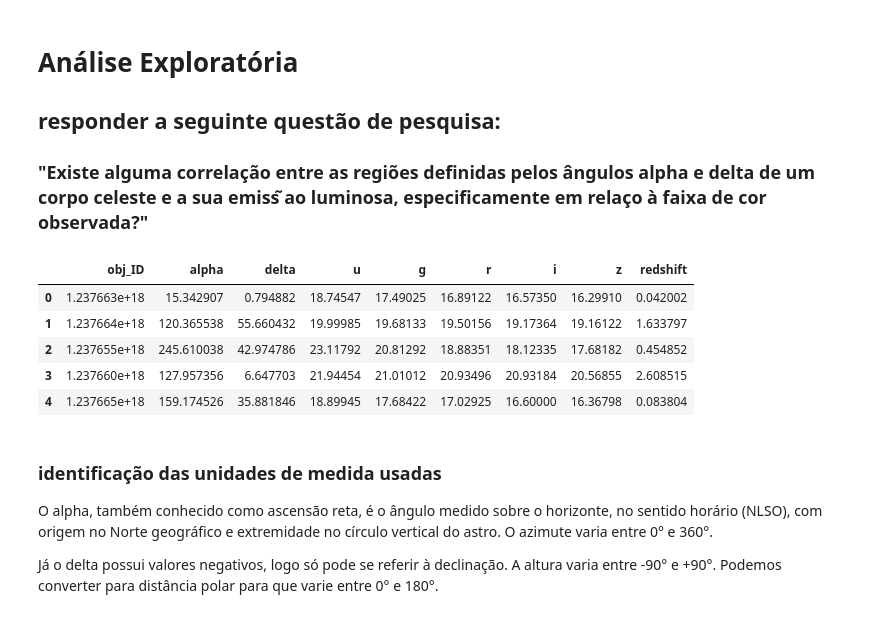
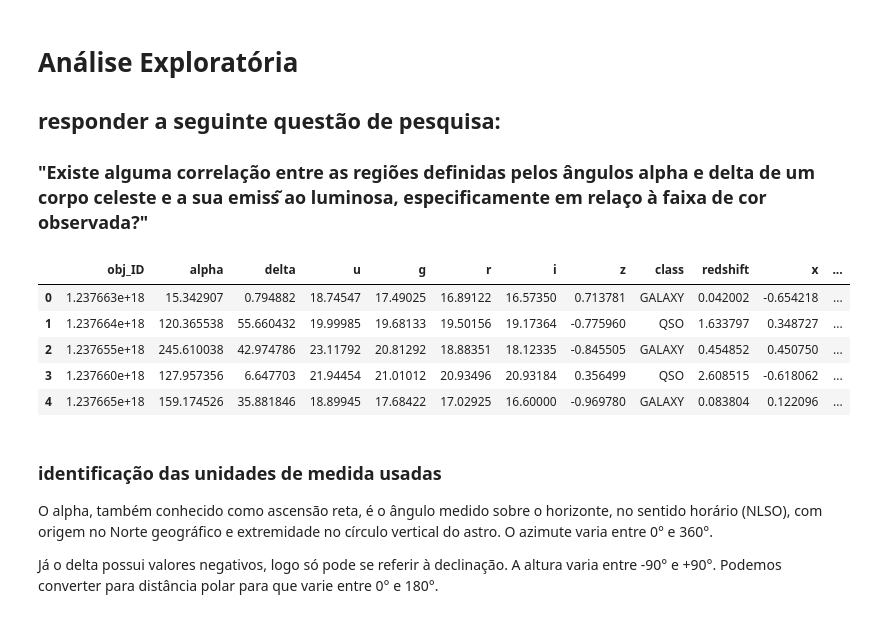
Before and after one commit to felmateos/stellar-classification-SDSS17, a Jupyter notebook: exploratory_analysis/exploratory_analysis_FC.ipynb, the cells around one changed output. Cells and saved outputs as stored; diff of their text form; code cells hidden in the pictures.

```diff
--- a/exploratory_analysis/exploratory_analysis_FC.ipynb
+++ b/exploratory_analysis/exploratory_analysis_FC.ipynb
@@ -12,14 +14,13 @@ import numpy as np
 # %%
-df = pd.read_csv('../data/star_classification_10.csv')
-df = df[['obj_ID', 'alpha', 'delta', 'u', 'g', 'r', 'i', 'z', 'redshift']]
+df = pd.read_csv('../data/star_classification_10_cartesian.csv')
 df.head()
 # %% [output]
-|  | obj_ID | alpha | delta | u | g | r | i | z | redshift |
-| 0 | 1.237663e+18 | 15.342907 | 0.794882 | 18.74547 | 17.49025 | 16.89122 | 16.57350 | 16.29910 | 0.042002 |
-| 1 | 1.237664e+18 | 120.365538 | 55.660432 | 19.99985 | 19.68133 | 19.50156 | 19.17364 | 19.16122 | 1.633797 |
-| 2 | 1.237655e+18 | 245.610038 | 42.974786 | 23.11792 | 20.81292 | 18.88351 | 18.12335 | 17.68182 | 0.454852 |
-| 3 | 1.237660e+18 | 127.957356 | 6.647703 | 21.94454 | 21.01012 | 20.93496 | 20.93184 | 20.56855 | 2.608515 |
-| 4 | 1.237665e+18 | 159.174526 | 35.881846 | 18.89945 | 17.68422 | 17.02925 | 16.60000 | 16.36798 | 0.083804 |
+|  | obj_ID | alpha | delta | u | g | r | i | z | class | redshift | x | ... |
+| 0 | 1.237663e+18 | 15.342907 | 0.794882 | 18.74547 | 17.49025 | 16.89122 | 16.57350 | 0.713781 | GALAXY | 0.042002 | -0.654218 | ... |
+| 1 | 1.237664e+18 | 120.365538 | 55.660432 | 19.99985 | 19.68133 | 19.50156 | 19.17364 | -0.775960 | QSO | 1.633797 | 0.348727 | ... |
+| 2 | 1.237655e+18 | 245.610038 | 42.974786 | 23.11792 | 20.81292 | 18.88351 | 18.12335 | -0.845505 | GALAXY | 0.454852 | 0.450750 | ... |
+| 3 | 1.237660e+18 | 127.957356 | 6.647703 | 21.94454 | 21.01012 | 20.93496 | 20.93184 | 0.356499 | QSO | 2.608515 | -0.618062 | ... |
+| 4 | 1.237665e+18 | 159.174526 | 35.881846 | 18.89945 | 17.68422 | 17.02925 | 16.60000 | -0.969780 | GALAXY | 0.083804 | 0.122096 | ... |
 # %% [markdown]
 ### identificação das unidades de medida usadas
 
```
Also changed, not shown: parts of 13 cells of this notebook, 2 other files.
